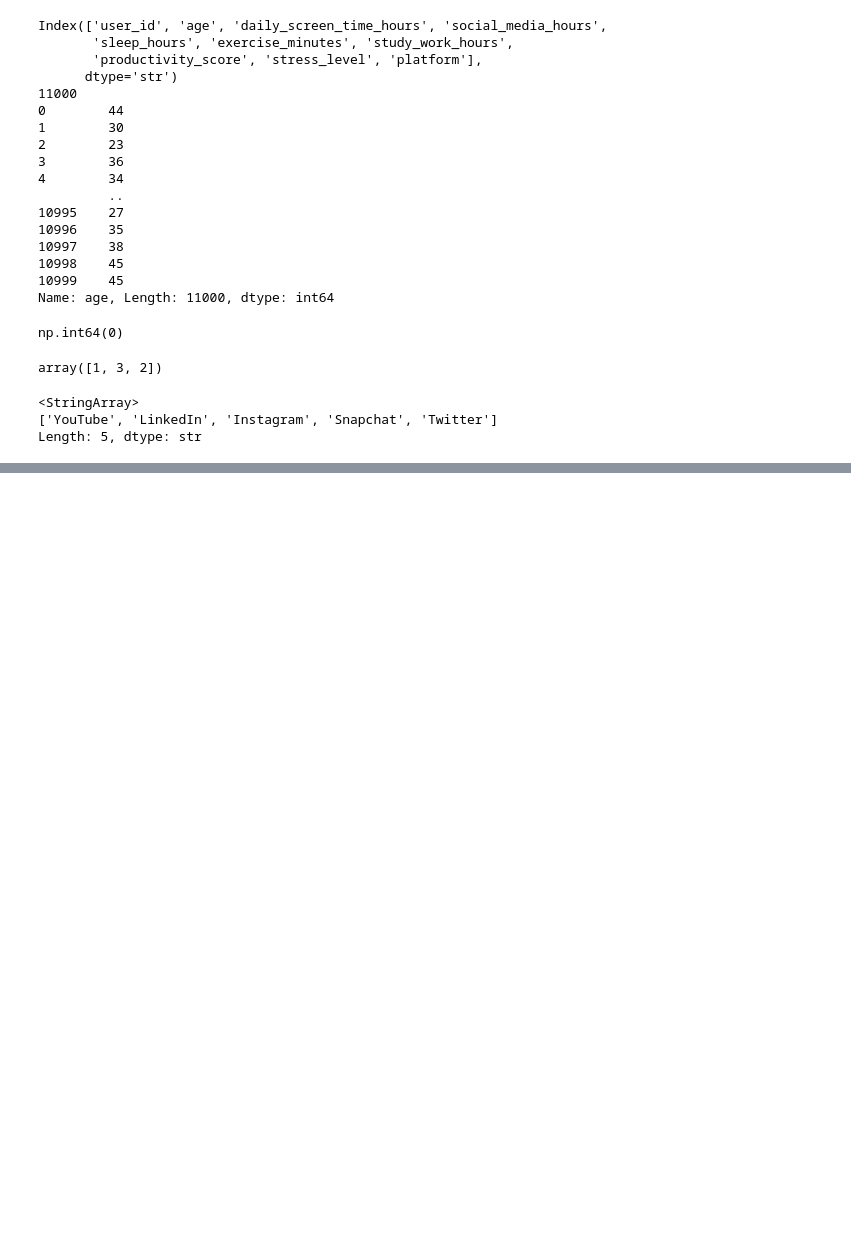
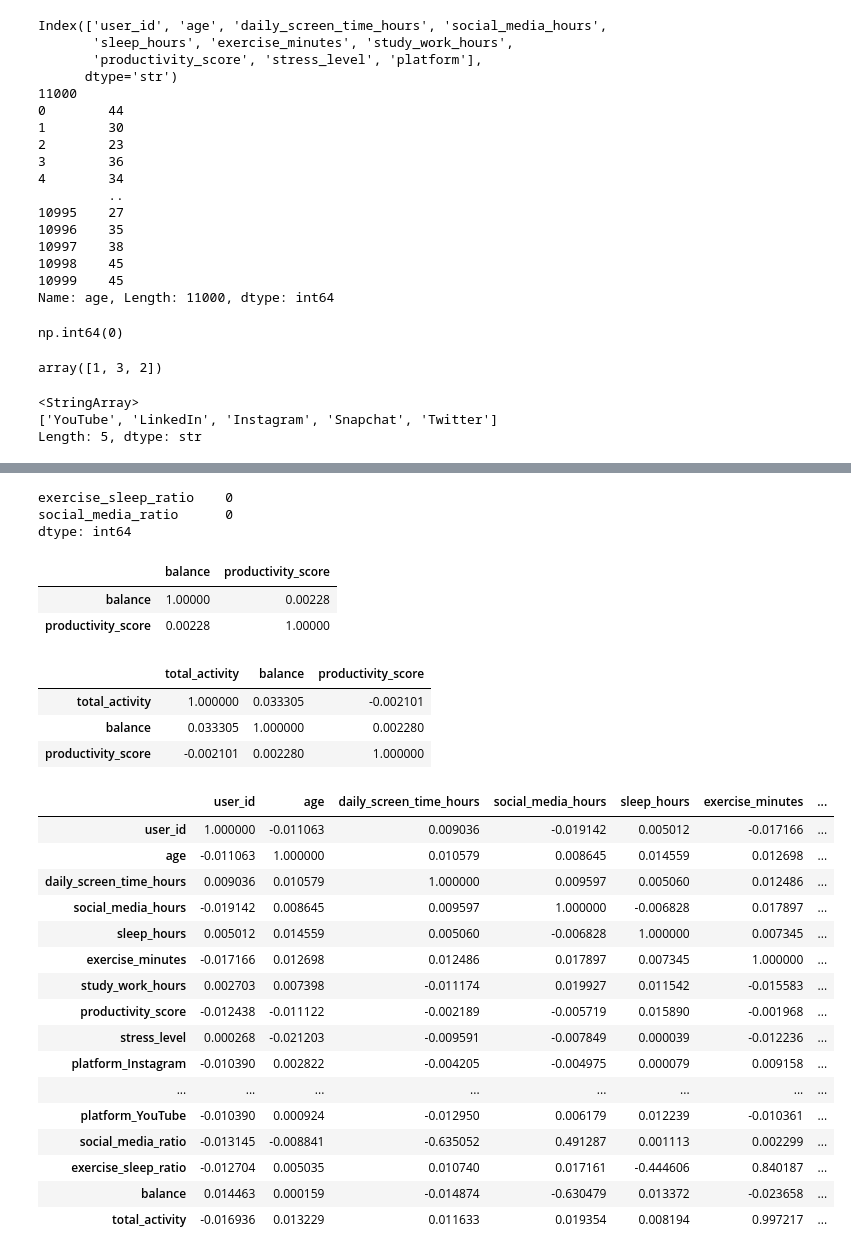
Before and after one commit to ADJG6183/Foundation, a Jupyter notebook: dataDay.ipynb, the cells around one changed output, grey strips where cells are left out. Cells and saved outputs as stored; diff of their text form; code cells hidden in the pictures; blank space fills up the shorter version.

```diff
--- a/dataDay.ipynb
+++ b/dataDay.ipynb
@@ -105,0 +101,3 @@ Name: platform_Instagram, Length: 11000, dtype: bool
+# %%
+df['social_media_ratio'] = df['social_media_hours'] / df['daily_screen_time_hours']
+df['exercise_sleep_ratio'] = df['exercise_minutes'] / df['sleep_hours']
@@ -105,0 +113,15 @@ Name: platform_Instagram, Length: 11000, dtype: bool
+# %%
+print("Before creating features:")
+print(df.columns)
+
+df['social_media_ratio'] = df['social_media_hours'] / df['daily_screen_time_hours']
+df['exercise_sleep_ratio'] = df['exercise_minutes'] / df['sleep_hours']
+
+print("\nAfter creating features:")
+print(df.columns)
+
+print("\nCheck feature values:")
+print(df[['exercise_sleep_ratio', 'social_media_ratio', 'productivity_score']].head())
+
+print("\nCorrelation:")
+print(df[['exercise_sleep_ratio', 'social_media_ratio', 'productivity_score']].corr())
@@ -105,0 +146,43 @@ Name: platform_Instagram, Length: 11000, dtype: bool
+# %%
+df[['exercise_sleep_ratio','social_media_ratio']].isnull().sum()
+# %% [output]
+exercise_sleep_ratio    0
+social_media_ratio      0
+dtype: int64
+# %%
+df['balance'] = df['study_work_hours'] - df['social_media_hours']
+df['total_activity'] = (df['study_work_hours'] + df['exercise_minutes']) / 60
+
+df[['total_activity', 'balance']].head()
+# %% [output]
+|  | balance | productivity_score |
+| balance | 1.00000 | 0.00228 |
+| productivity_score | 0.00228 | 1.00000 |
+# %%
+# Correlation between total_activity, balance, and productivity_score
+df[['total_activity', 'balance', 'productivity_score']].corr()
+# %% [output]
+|  | total_activity | balance | productivity_score |
+| total_activity | 1.000000 | 0.033305 | -0.002101 |
+| balance | 0.033305 | 1.000000 | 0.002280 |
+| productivity_score | -0.002101 | 0.002280 | 1.000000 |
+# %%
+df.corr(numeric_only=True)
+# %% [output]
+|  | user_id | age | daily_screen_time_hours | social_media_hours | sleep_hours | exercise_minutes | ... |
+| user_id | 1.000000 | -0.011063 | 0.009036 | -0.019142 | 0.005012 | -0.017166 | ... |
+| age | -0.011063 | 1.000000 | 0.010579 | 0.008645 | 0.014559 | 0.012698 | ... |
+| daily_screen_time_hours | 0.009036 | 0.010579 | 1.000000 | 0.009597 | 0.005060 | 0.012486 | ... |
+| social_media_hours | -0.019142 | 0.008645 | 0.009597 | 1.000000 | -0.006828 | 0.017897 | ... |
+| sleep_hours | 0.005012 | 0.014559 | 0.005060 | -0.006828 | 1.000000 | 0.007345 | ... |
+| exercise_minutes | -0.017166 | 0.012698 | 0.012486 | 0.017897 | 0.007345 | 1.000000 | ... |
+| study_work_hours | 0.002703 | 0.007398 | -0.011174 | 0.019927 | 0.011542 | -0.015583 | ... |
+| productivity_score | -0.012438 | -0.011122 | -0.002189 | -0.005719 | 0.015890 | -0.001968 | ... |
+| stress_level | 0.000268 | -0.021203 | -0.009591 | -0.007849 | 0.000039 | -0.012236 | ... |
+| platform_Instagram | -0.010390 | 0.002822 | -0.004205 | -0.004975 | 0.000079 | 0.009158 | ... |
+| ... | ... | ... | ... | ... | ... | ... | ... |
+| platform_YouTube | -0.010390 | 0.000924 | -0.012950 | 0.006179 | 0.012239 | -0.010361 | ... |
+| social_media_ratio | -0.013145 | -0.008841 | -0.635052 | 0.491287 | 0.001113 | 0.002299 | ... |
+| exercise_sleep_ratio | -0.012704 | 0.005035 | 0.010740 | 0.017161 | -0.444606 | 0.840187 | ... |
+| balance | 0.014463 | 0.000159 | -0.014874 | -0.630479 | 0.013372 | -0.023658 | ... |
+| total_activity | -0.016936 | 0.013229 | 0.011633 | 0.019354 | 0.008194 | 0.997217 | ... |
```
Also changed, not shown: parts of 6 cells of this notebook.
